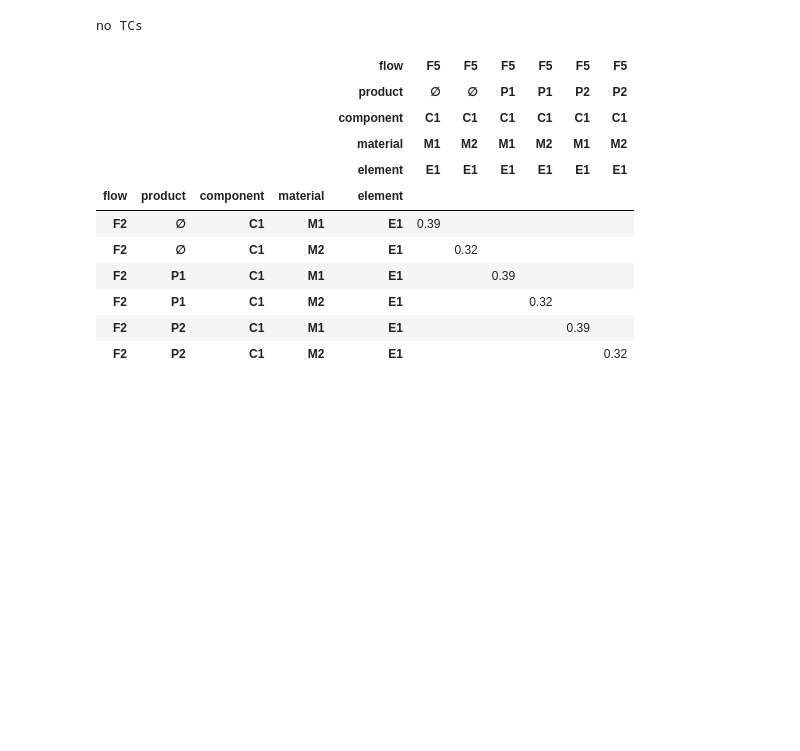
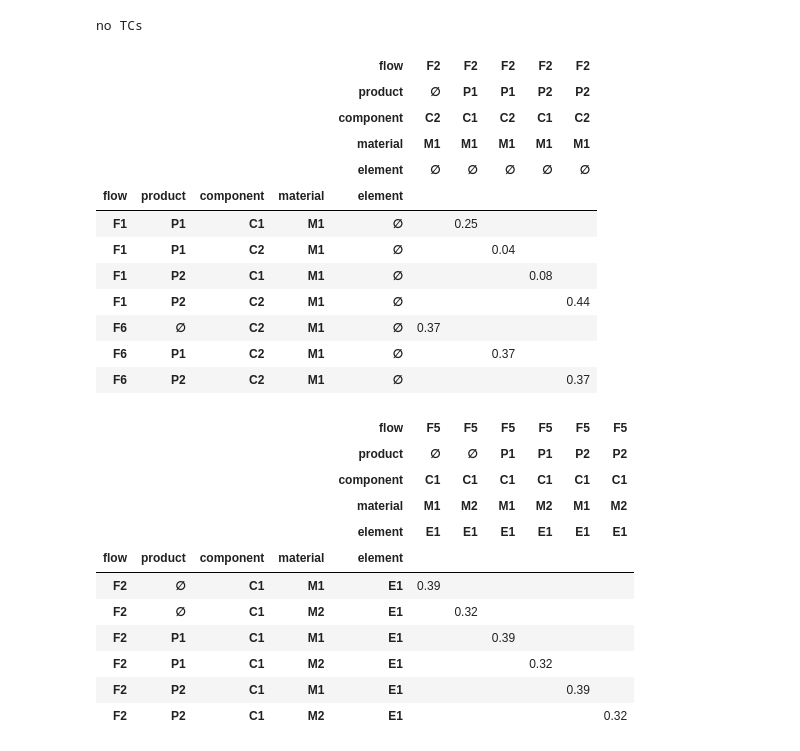
Before and after one commit to FutuRaM-Project/Recovery-Model, a Jupyter notebook: (old)_recovery_model.ipynb, the cells around one changed output. Cells and saved outputs as stored; diff of their text form; code cells hidden in the pictures; blank space fills up the shorter version.

```diff
--- a/(old)_recovery_model.ipynb
+++ b/(old)_recovery_model.ipynb
@@ -278,6 +278,35 @@ else:
     print("no TCs")
 # %% [output]
 no TCs
+# %%
+idx = pd.IndexSlice["F2", :, :, "M1", "∅"]
+# ! This only works for test_1 and test_2
+
+idxs = weee.get_indexer(idx)
+spmtx = weee.lneqs[idxs, :]
+if spmtx.data.size:
+    s = pd.Series.sparse.from_coo(spmtx.tocoo(), dense_index=False)
+    s = s.unstack().rename(index=dict(enumerate(idxs)))
+    s.index = weee.index[s.index]
+    s.columns = weee.index[s.columns]
+    # transpose to get same structure as I/O tables
+    display(s.transpose().astype(str).replace("nan", ""))
+else:
+    print("no TCs")
+# %% [output]
+|  |  |  |  | flow | F2 | F2 | F2 | F2 | F2 |
+|  |  |  |  | product | ∅ | P1 | P1 | P2 | P2 |
+|  |  |  |  | component | C2 | C1 | C2 | C1 | C2 |
+|  |  |  |  | material | M1 | M1 | M1 | M1 | M1 |
+|  |  |  |  | element | ∅ | ∅ | ∅ | ∅ | ∅ |
+| flow | product | component | material | element |  |  |  |  |  |
+| F1 | P1 | C1 | M1 | ∅ |  | 0.25 |  |  |  |
+| F1 | P1 | C2 | M1 | ∅ |  |  | 0.04 |  |  |
+| F1 | P2 | C1 | M1 | ∅ |  |  |  | 0.08 |  |
+| F1 | P2 | C2 | M1 | ∅ |  |  |  |  | 0.44 |
+| F6 | ∅ | C2 | M1 | ∅ | 0.37 |  |  |  |  |
+| F6 | P1 | C2 | M1 | ∅ |  |  | 0.37 |  |  |
+| F6 | P2 | C2 | M1 | ∅ |  |  |  |  | 0.37 |
 # %%
 idx = pd.IndexSlice["F5", :, "C1", :, "E1"]
 # ! This only works for test_1 and test_2
```
